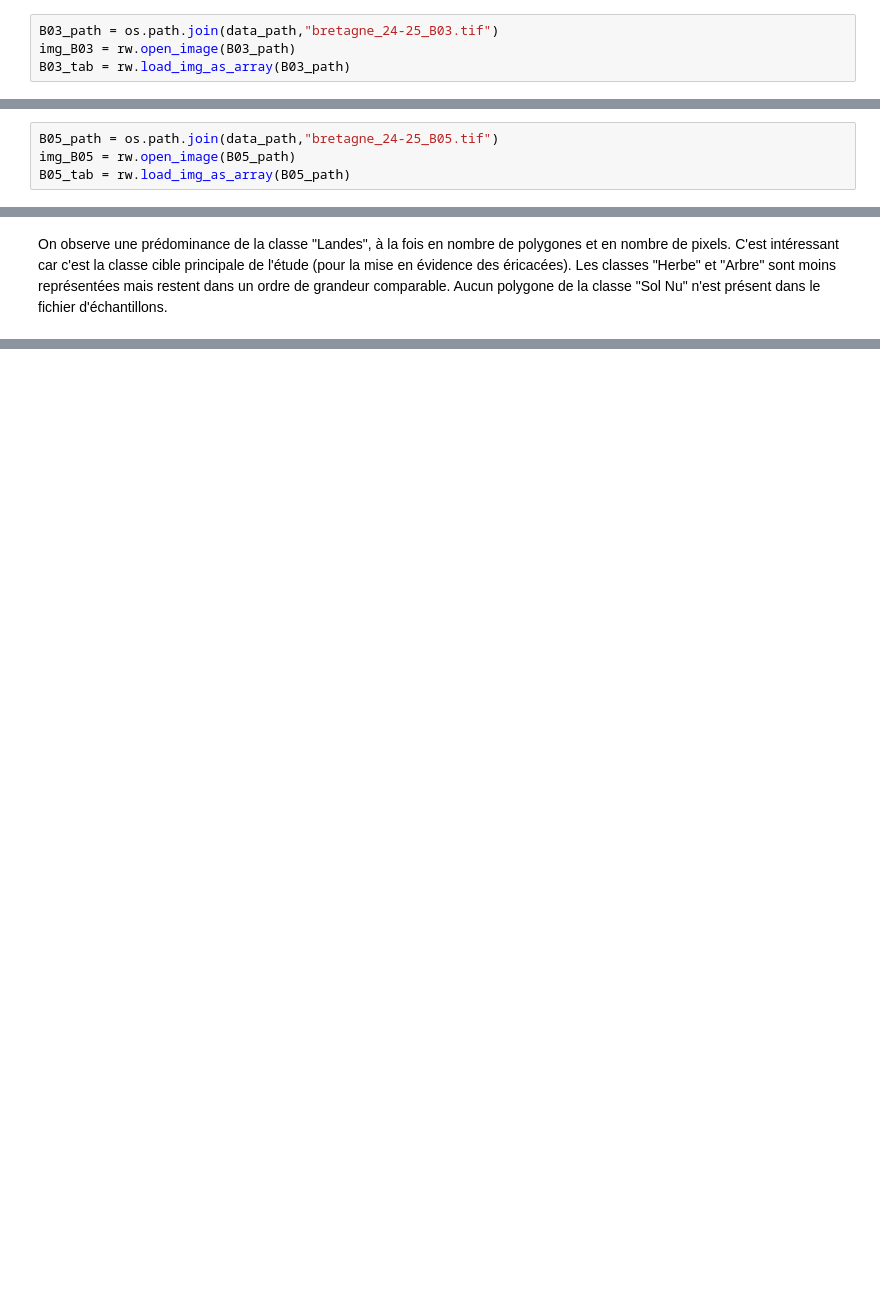
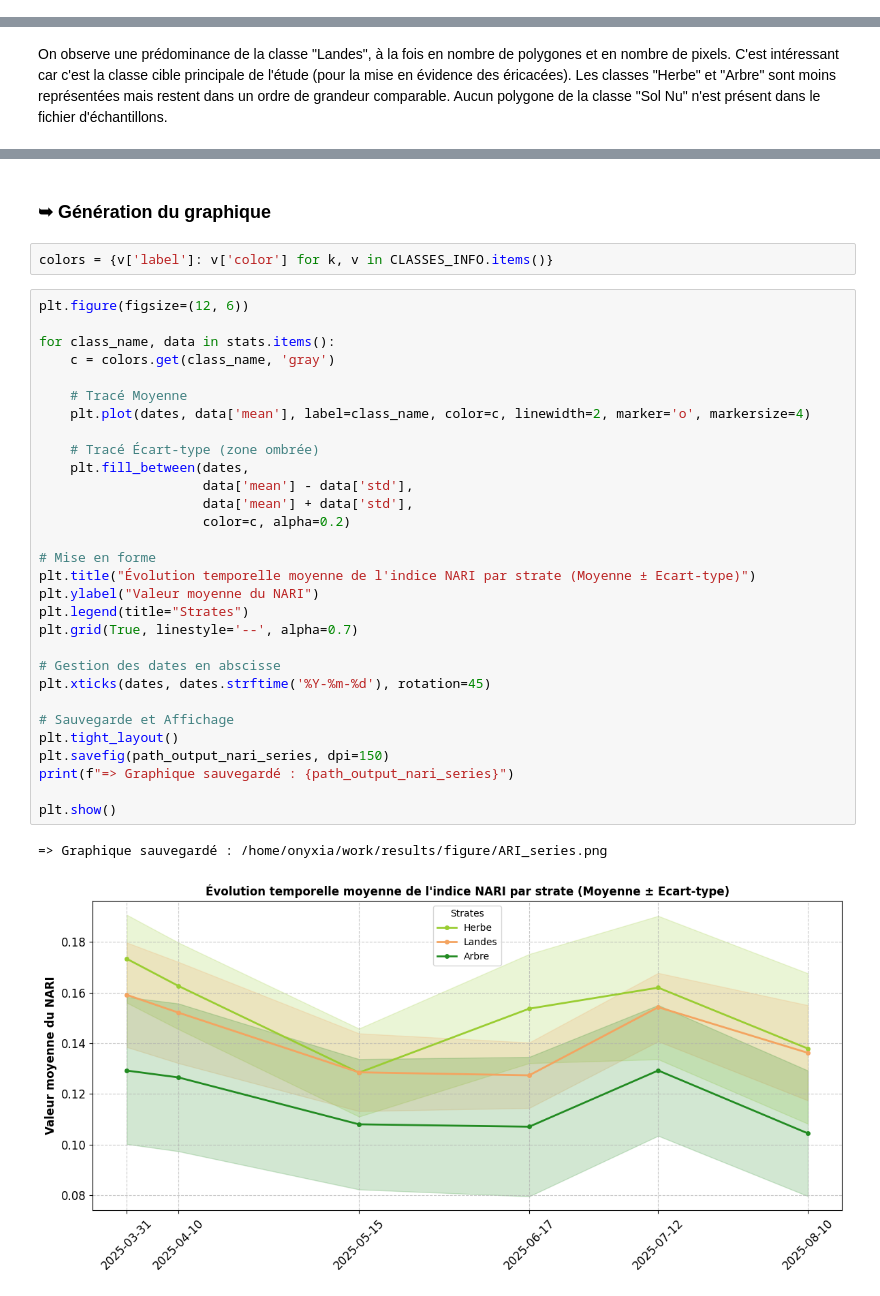
Before and after one commit to maximebrs/projet_telea_IBRES, a Jupyter notebook: projet_telea_IBRES_Maxime.ipynb, the cells around one changed output, grey strips where cells are left out. Drawn from its saved outputs; the diff is of its cells as text; blank space fills up the shorter version.

```diff
--- a/projet_telea_IBRES_Maxime.ipynb
+++ b/projet_telea_IBRES_Maxime.ipynb
@@ -69,4 +109,0 @@ Nombre total d'échantillons chargés : 278
-# %%
-B03_path = os.path.join(data_path,"bretagne_24-25_B03.tif")
-img_B03 = rw.open_image(B03_path)
-B03_tab = rw.load_img_as_array(B03_path)
@@ -75,4 +109,0 @@ B03_tab = rw.load_img_as_array(B03_path)
-# %%
-B05_path = os.path.join(data_path,"bretagne_24-25_B05.tif")
-img_B05 = rw.open_image(B05_path)
-B05_tab = rw.load_img_as_array(B05_path)
@@ -189,0 +317,37 @@ out_nari_filename = os.path.join(result_path, 'ARI_serie_temp.tif')
+# %% [markdown]
+### ➥ Génération du graphique
+# %%
+colors = {v['label']: v['color'] for k, v in CLASSES_INFO.items()}
+# %%
+plt.figure(figsize=(12, 6))
+
+for class_name, data in stats.items():
+    c = colors.get(class_name, 'gray')
+
+    # Tracé Moyenne
+    plt.plot(dates, data['mean'], label=class_name, color=c, linewidth=2, marker='o', markersize=4)
+
+    # Tracé Écart-type (zone ombrée)
+    plt.fill_between(dates,
+                     data['mean'] - data['std'],
+                     data['mean'] + data['std'],
+                     color=c, alpha=0.2)
+
+# Mise en forme
+plt.title("Évolution temporelle moyenne de l'indice NARI par strate (Moyenne ± Ecart-type)")
+plt.ylabel("Valeur moyenne du NARI")
+plt.legend(title="Strates")
+plt.grid(True, linestyle='--', alpha=0.7)
+
+# Gestion des dates en abscisse
+plt.xticks(dates, dates.strftime('%Y-%m-%d'), rotation=45)
+
+# Sauvegarde et Affichage
+plt.tight_layout()
+plt.savefig(path_output_nari_series, dpi=150)
+print(f"=> Graphique sauvegardé : {path_output_nari_series}")
+
+plt.show()
+# %% [output]
+=> Graphique sauvegardé : /home/onyxia/work/results/figure/ARI_series.png
+[figure, added]
```
Also changed, not shown: parts of 61 cells of this notebook, 2 other files.
